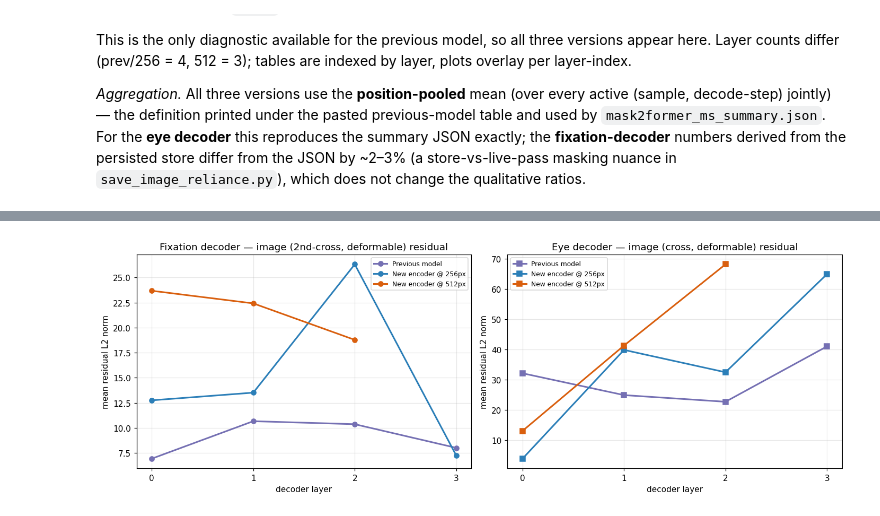
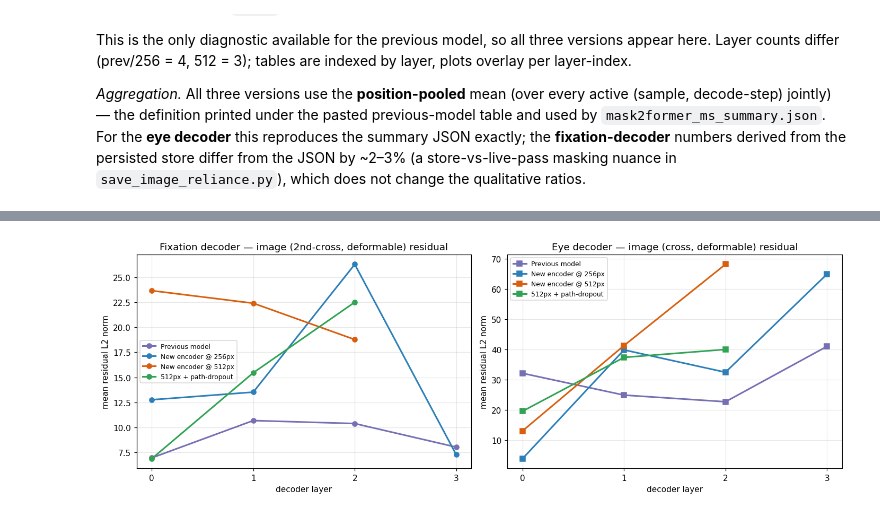
Before and after one commit to Leo00010011/From-Noisy-Eye-Tracking-To-Scanpath, a Jupyter notebook: src/notebooks/image_reliance_report.ipynb, the cells around one changed output, grey strips where cells are left out. Cells and saved outputs as stored; diff of their text form; code cells hidden in the pictures.

```diff
--- a/src/notebooks/image_reliance_report.ipynb
+++ b/src/notebooks/image_reliance_report.ipynb
@@ -221,8 +235,8 @@ Not captured for the previous model. Note the per-level resolutions differ betwe
 cmap = LinearSegmentedColormap.from_list("gyr", ["#b2182b", "#fee08b", "#1a9850"])
 
 # One row of heatmaps per version: [fixation decoder | eye decoder], shared 0..100 scale.
-fig, axes = plt.subplots(2, 2, figsize=(12, 9))
-for row, k in enumerate(("256", "512")):
+fig, axes = plt.subplots(len(LIVE_KEYS), 2, figsize=(12, 4.5 * len(LIVE_KEYS)), squeeze=False)
+for row, k in enumerate(LIVE_KEYS):
     v = VER[k]; D = v["D"]; LL = v["level_labels"]; nlvl = v["n_lvl"]
     for col, (name, ir_key, nl) in enumerate(
             [("Fixation decoder", "dec_inrange", v["n_dec"]),
@@ -244,7 +258,7 @@ plt.tight_layout(); plt.show()
 # %%
 # ── Full table: one row per (version, module, layer, resolution-index) ──
 rows = []
-for k in ("256", "512"):
+for k in LIVE_KEYS:
     v = VER[k]; D = v["D"]; LL = v["level_labels"]
     for name, ir_key, nl in [("Fixation decoder", "dec_inrange", v["n_dec"]),
                              ("Eye decoder", "eye_inrange", v["n_eye"])]:
@@ -312,9 +326,9 @@ def eye_table(v):
     }, index=[f"layer {i}" for i in range(n)])
     return df
 
-for v in (PREV, VER["256"], VER["512"]):
+for v in RES_VERSIONS:
     print(f"=== {v['label']} — fixation decoder ==="); display(fix_table(v).round(3))
-for v in (PREV, VER["256"], VER["512"]):
+for v in RES_VERSIONS:
     print(f"=== {v['label']} — eye decoder ===");      display(eye_table(v).round(3))
 # %% [output]
 === Previous model — fixation decoder ===
@@ -355,7 +370,7 @@ for v in (PREV, VER["256"], VER["512"]):
 # ── Side-by-side ratio tables (layer × version); the headline "is the image used?" numbers ──
 def ratio_frame(getter):
     cols = {}
-    for v in (PREV, VER["256"], VER["512"]):
+    for v in RES_VERSIONS:
         cols[v["label"]] = pd.Series(getter(v),
                                      index=[f"layer {i}" for i in range(len(getter(v)))])
     return pd.DataFrame(cols)
@@ -370,9 +385,9 @@ display(eye_ratio.round(3).style.background_gradient(cmap="RdYlGn", axis=None))
 # Mean-over-layers headline per version
 summary = pd.DataFrame({
     "fix image/gaze (mean)": {v["label"]: np.mean(v["fix"]["image"] / v["fix"]["gaze"])
-                              for v in (PREV, VER["256"], VER["512"])},
+                              for v in RES_VERSIONS},
     "eye image/self (mean)": {v["label"]: np.mean(v["eye"]["image"] / v["eye"]["self"])
-                              for v in (PREV, VER["256"], VER["512"])},
+                              for v in RES_VERSIONS},
 })
 print("Headline (mean over layers):"); display(summary.round(3))
 # %% [output]
@@ -418,17 +435,18 @@ plt.tight_layout(); plt.show()
 # %%
-# ── Focused view: the deformable (image) residual per layer, both decoders, all three versions ──
+# ── Focused view: the deformable (image) residual per layer, both decoders, all versions ──
 fig, axes = plt.subplots(1, 2, figsize=(13, 4.6))
-for v in (PREV, VER["256"], VER["512"]):
+MAX_L = max(v["n_dec"] for v in RES_VERSIONS)
+for v in RES_VERSIONS:
     axes[0].plot(np.arange(v["n_dec"]), v["fix"]["image"], marker="o", lw=2,
                  color=COLORS[v["key"]], label=v["label"])
     axes[1].plot(np.arange(v["n_eye"]), v["eye"]["image"], marker="s", lw=2,
                  color=COLORS[v["key"]], label=v["label"])
-axes[0].set(xlabel="decoder layer", ylabel="mean residual L2 norm",
+axes[0].set(xlabel="decoder layer", ylabel="mean residual L2 norm",/create
             title="Fixation decoder — image (2nd-cross, deformable) residual")
 axes[1].set(xlabel="decoder layer", ylabel="mean residual L2 norm",
             title="Eye decoder — image (cross, deformable) residual")
 for ax in axes:
-    ax.set_xticks(np.arange(4)); ax.legend(fontsize=8)
-plt.tight_layout(); plt.show()s
+    ax.set_xticks(np.arange(MAX_L)); ax.legend(fontsize=8)
+plt.tight_layout(); plt.show()
 # %% [output]
-[figure, old version]
+[figure, new version]
```
Also changed, not shown: parts of 10 cells of this notebook, 11 other files.
